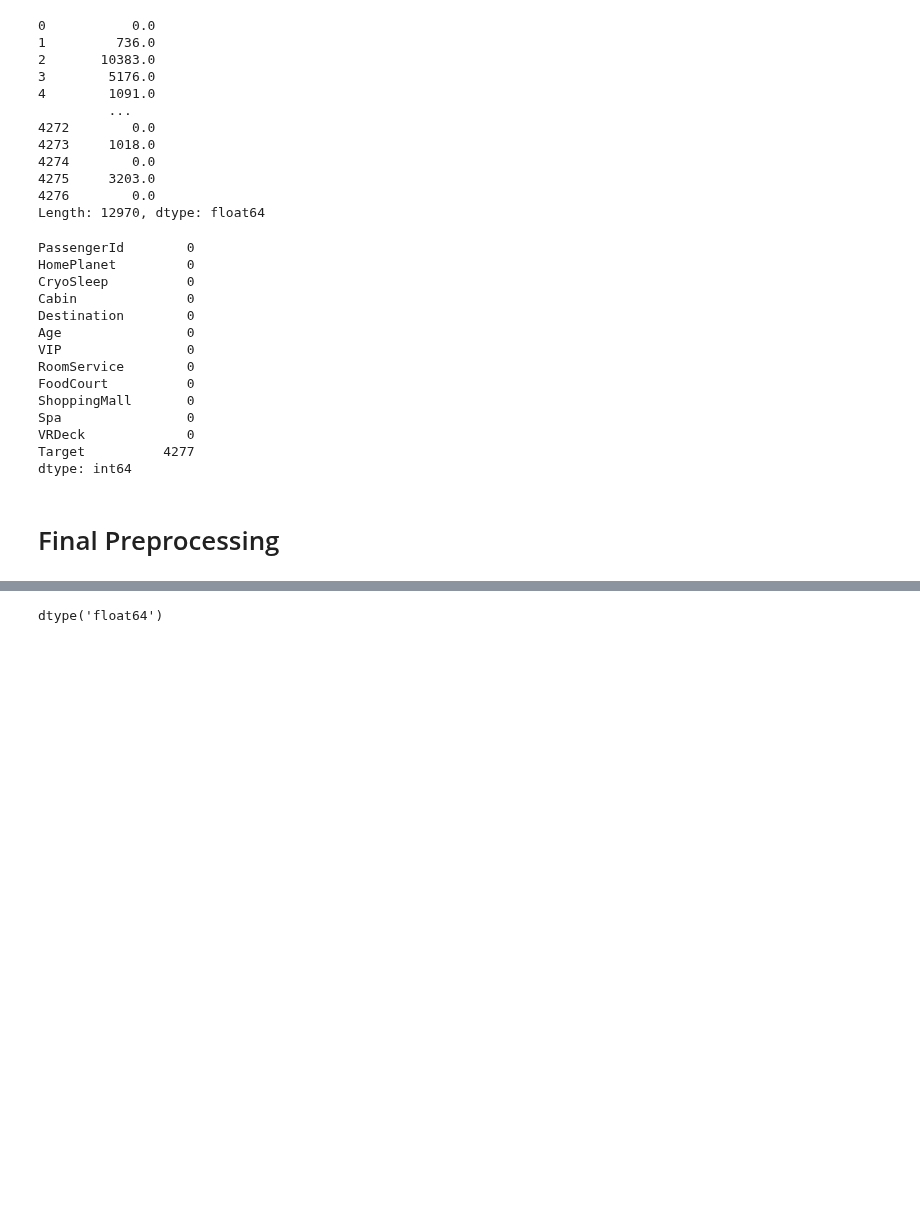
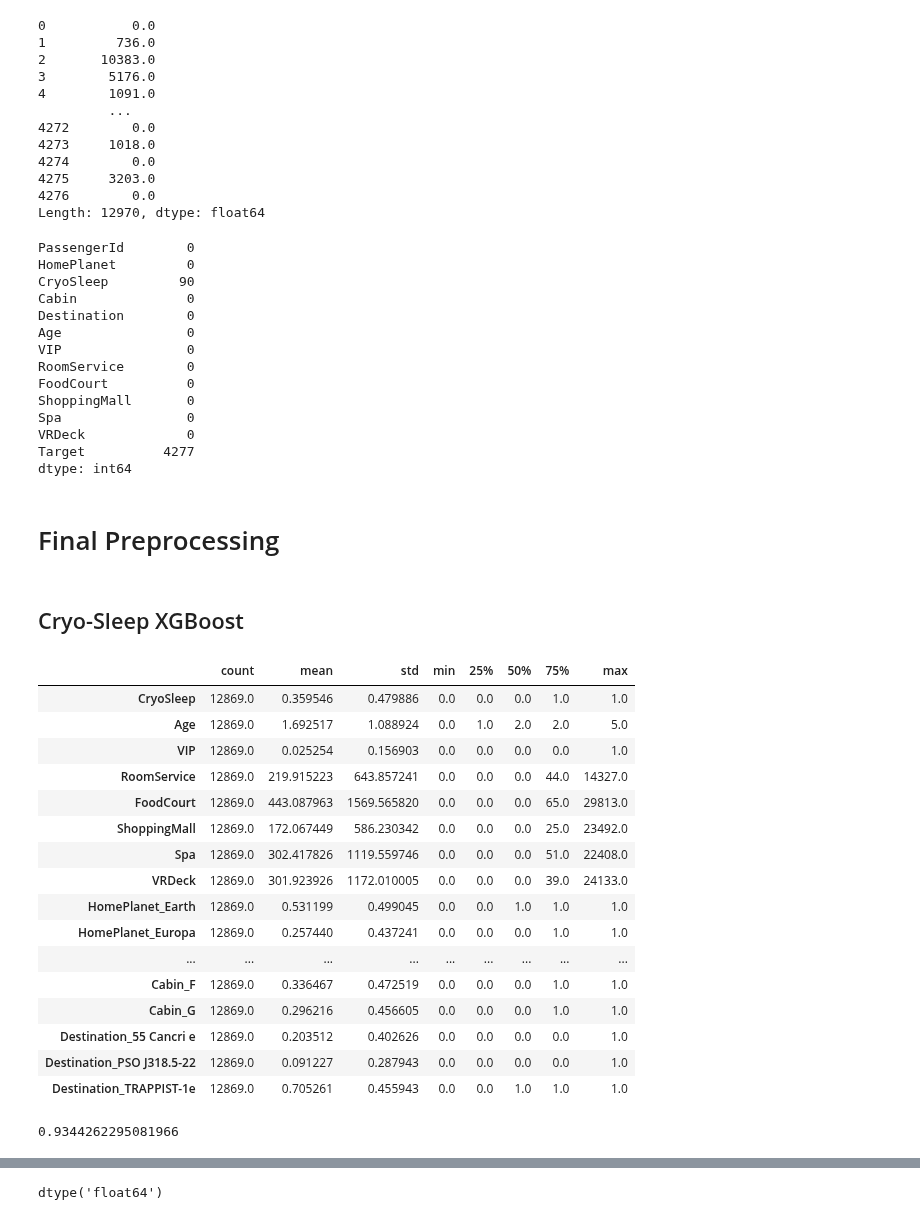
Before and after one commit to enricogoerlitz/ML-Models, a Jupyter notebook: Machine Learning Projects/01_Kaggle_Data_Projects_And_Competitions/04_Spaceship_Titanic/notebooks/02_data_preprocessing.ipynb, the cells around one changed output, grey strips where cells are left out. Saved outputs shown, nothing was run; the diff lists cells and outputs as text; code cells hidden in the pictures; blank space fills up the shorter version.

```diff
--- a/Machine Learning Projects/01_Kaggle_Data_Projects_And_Competitions/04_Spaceship_Titanic/notebooks/02_data_preprocessing.ipynb
+++ b/Machine Learning Projects/01_Kaggle_Data_Projects_And_Competitions/04_Spaceship_Titanic/notebooks/02_data_preprocessing.ipynb
@@ -381,17 +352,17 @@ df.loc[df[CRYO_SLEEP] == 1, pay_cols].quantile(q=[0.99])
 |  | RoomService | FoodCourt | ShoppingMall | Spa | VRDeck |
 | 0.99 | 0.0 | 0.0 | 0.0 | 0.0 | 0.0 |
 # %%
-cryo_true_condition1 = (
+cryo_false_condition1 = (
     (df[CRYO_SLEEP].isna()) &
     (
-        (df[ROOM_SERVICE] < 1) &
-        (df[FOOD_COURT] < 1) &
-        (df[SHOPPING_MALL] < 1) &
-        (df[SPA] < 1) &
-        (df[VR_DECK] < 1)
+        (df[ROOM_SERVICE] > 0) |
+        (df[FOOD_COURT] > 0) |
+        (df[SHOPPING_MALL] > 0) |
+        (df[SPA] > 0) |
+        (df[VR_DECK] > 0)
     )
 )
 
-df.loc[cryo_true_condition1, CRYO_SLEEP] = 1
+df.loc[cryo_false_condition1, CRYO_SLEEP] = 0
 df[df[CRYO_SLEEP].isna()].shape
 # %% [output]
@@ -399,4 +369,0 @@ df[df[CRYO_SLEEP].isna()].shape
-# %%
-df.loc[df[CRYO_SLEEP].isna(), CRYO_SLEEP] = 0
-df[CRYO_SLEEP] = df[CRYO_SLEEP].astype("int")
-df.isna().sum()
@@ -417,0 +370,14 @@ dtype: int64
+# %%
+cryo_true_condition2 = (
+    (df[CRYO_SLEEP].isna()) &
+    (
+        (
+            (df[HOME_PLANET] == "Europa") |
+            (df[HOME_PLANET] == "Mars")
+        ) &
+        (df[TARGET] == 1)
+    )
+)
+
+df.loc[cryo_true_condition2, CRYO_SLEEP] = 1
+df[df[CRYO_SLEEP].isna()].shape
@@ -552,7 +555,7 @@ df.isna().sum()
 # %% [output]
 PassengerId        0
 HomePlanet         0
-CryoSleep          0
+CryoSleep         90
 Cabin              0
 Destination        0
 Age                0
@@ -566,3 +569,37 @@ Target          4277
 dtype: int64
 # %% [markdown]
 # Final Preprocessing
+# %% [markdown]
+## Cryo-Sleep XGBoost
+# %%
+model_df = df[(~df[CRYO_SLEEP].isna()) & (df[CABIN] != "T")].drop(columns=[PID, TARGET]).copy()
+model_df = pd.get_dummies(model_df)
+model_df.describe().T
+# %% [output]
+|  | count | mean | std | min | 25% | 50% | 75% | max |
+| CryoSleep | 12869.0 | 0.359546 | 0.479886 | 0.0 | 0.0 | 0.0 | 1.0 | 1.0 |
+| Age | 12869.0 | 1.692517 | 1.088924 | 0.0 | 1.0 | 2.0 | 2.0 | 5.0 |
+| VIP | 12869.0 | 0.025254 | 0.156903 | 0.0 | 0.0 | 0.0 | 0.0 | 1.0 |
+| RoomService | 12869.0 | 219.915223 | 643.857241 | 0.0 | 0.0 | 0.0 | 44.0 | 14327.0 |
+| FoodCourt | 12869.0 | 443.087963 | 1569.565820 | 0.0 | 0.0 | 0.0 | 65.0 | 29813.0 |
+| ShoppingMall | 12869.0 | 172.067449 | 586.230342 | 0.0 | 0.0 | 0.0 | 25.0 | 23492.0 |
+| Spa | 12869.0 | 302.417826 | 1119.559746 | 0.0 | 0.0 | 0.0 | 51.0 | 22408.0 |
+| VRDeck | 12869.0 | 301.923926 | 1172.010005 | 0.0 | 0.0 | 0.0 | 39.0 | 24133.0 |
+| HomePlanet_Earth | 12869.0 | 0.531199 | 0.499045 | 0.0 | 0.0 | 1.0 | 1.0 | 1.0 |
+| HomePlanet_Europa | 12869.0 | 0.257440 | 0.437241 | 0.0 | 0.0 | 0.0 | 1.0 | 1.0 |
+| ... | ... | ... | ... | ... | ... | ... | ... | ... |
+| Cabin_F | 12869.0 | 0.336467 | 0.472519 | 0.0 | 0.0 | 0.0 | 1.0 | 1.0 |
+| Cabin_G | 12869.0 | 0.296216 | 0.456605 | 0.0 | 0.0 | 0.0 | 1.0 | 1.0 |
+| Destination_55 Cancri e | 12869.0 | 0.203512 | 0.402626 | 0.0 | 0.0 | 0.0 | 0.0 | 1.0 |
+| Destination_PSO J318.5-22 | 12869.0 | 0.091227 | 0.287943 | 0.0 | 0.0 | 0.0 | 0.0 | 1.0 |
+| Destination_TRAPPIST-1e | 12869.0 | 0.705261 | 0.455943 | 0.0 | 0.0 | 1.0 | 1.0 | 1.0 |
+# %%
+X = model_df.drop(columns=[CRYO_SLEEP]).to_numpy()
+y = model_df[CRYO_SLEEP].to_numpy()
+
+X_train, X_test, y_train, y_test = train_test_split(X, y, test_size=0.2)
+model = XGBClassifier()
+model.fit(X_train, y_train)
+f1_score(y_test, model.predict(X_test))
+# %% [output]
+0.9344262295081966
```
Also changed, not shown: parts of 27 cells of this notebook, 1 other file.
